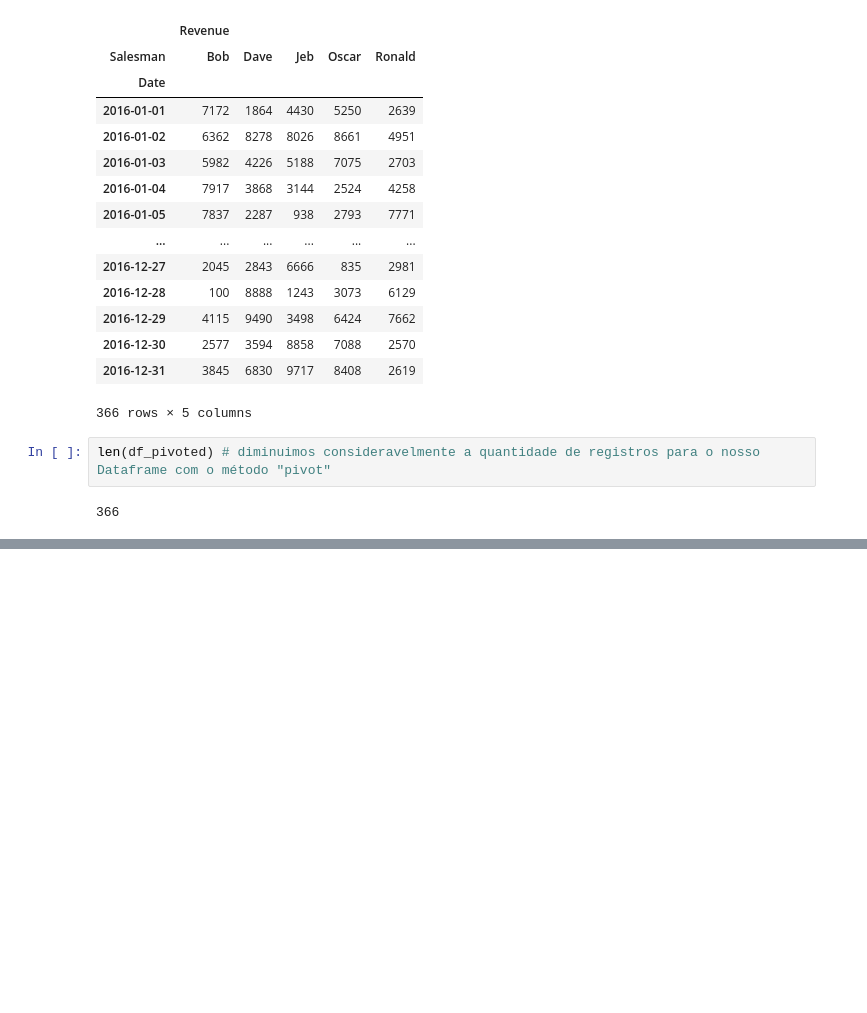
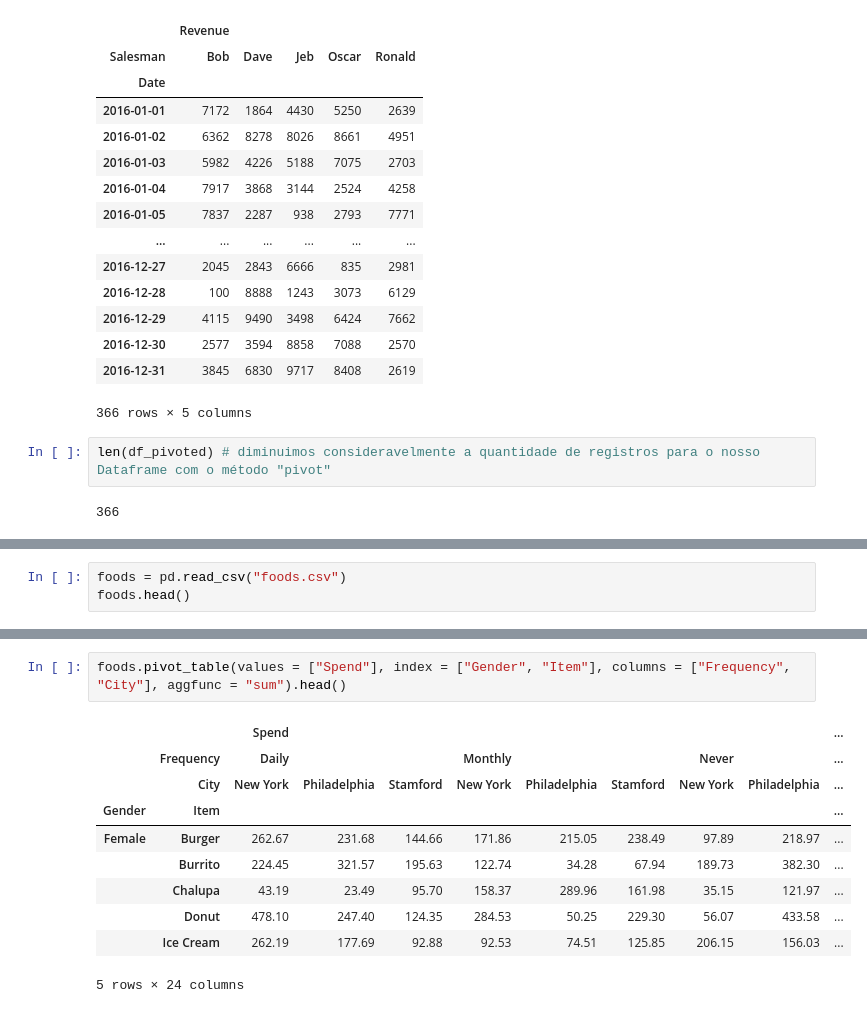
Before and after one commit to lukemariano/-I-love-pandas, a Jupyter notebook: pandas/multi_index.ipynb, the cells around one changed output, grey strips where cells are left out. Drawn from its saved outputs; the diff is of its cells as text; blank space fills up the shorter version.

Commit message:
utilizando o método '.pivot_table()' para realizar operações de agregação parecidas com as que temos no sheet's

```diff
--- a/pandas/multi_index.ipynb
+++ b/pandas/multi_index.ipynb
@@ -650,0 +653,3 @@ len(df_pivoted) # diminuimos consideravelmente a quantidade de registros para o
+# %%
+foods = pd.read_csv("foods.csv")
+foods.head()
@@ -650,0 +663,13 @@ len(df_pivoted) # diminuimos consideravelmente a quantidade de registros para o
+# %%
+foods.pivot_table(values = ["Spend"], index = ["Gender", "Item"], columns = ["Frequency", "City"], aggfunc = "sum").head()
+# %% [output]
+|  |  | Spend |  |  |  |  |  |  |  | ... |
+|  | Frequency | Daily |  |  | Monthly |  |  | Never |  | ... |
+|  | City | New York | Philadelphia | Stamford | New York | Philadelphia | Stamford | New York | Philadelphia | ... |
+| Gender | Item |  |  |  |  |  |  |  |  | ... |
+| Female | Burger | 262.67 | 231.68 | 144.66 | 171.86 | 215.05 | 238.49 | 97.89 | 218.97 | ... |
+|  | Burrito | 224.45 | 321.57 | 195.63 | 122.74 | 34.28 | 67.94 | 189.73 | 382.30 | ... |
+|  | Chalupa | 43.19 | 23.49 | 95.70 | 158.37 | 289.96 | 161.98 | 35.15 | 121.97 | ... |
+|  | Donut | 478.10 | 247.40 | 124.35 | 284.53 | 50.25 | 229.30 | 56.07 | 433.58 | ... |
+|  | Ice Cream | 262.19 | 177.69 | 92.88 | 92.53 | 74.51 | 125.85 | 206.15 | 156.03 | ... |
+5 rows × 24 columns
```
Also changed, not shown: parts of 4 cells of this notebook, 4 other files.
